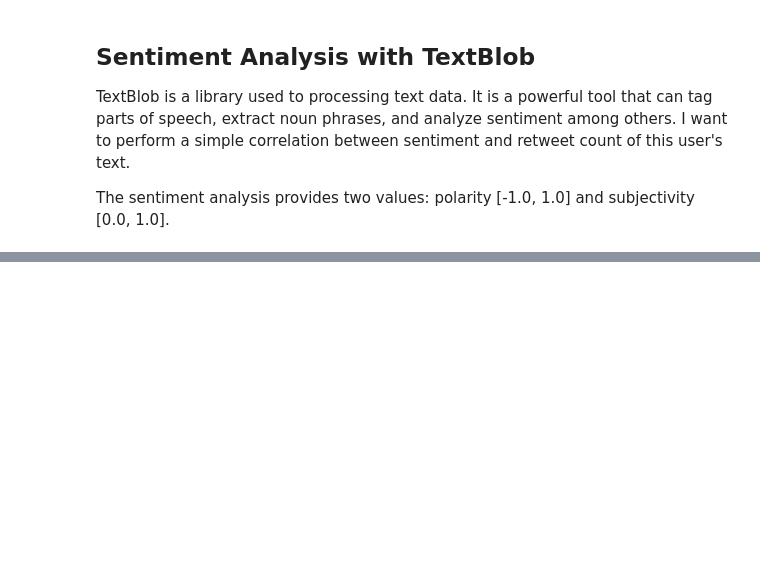
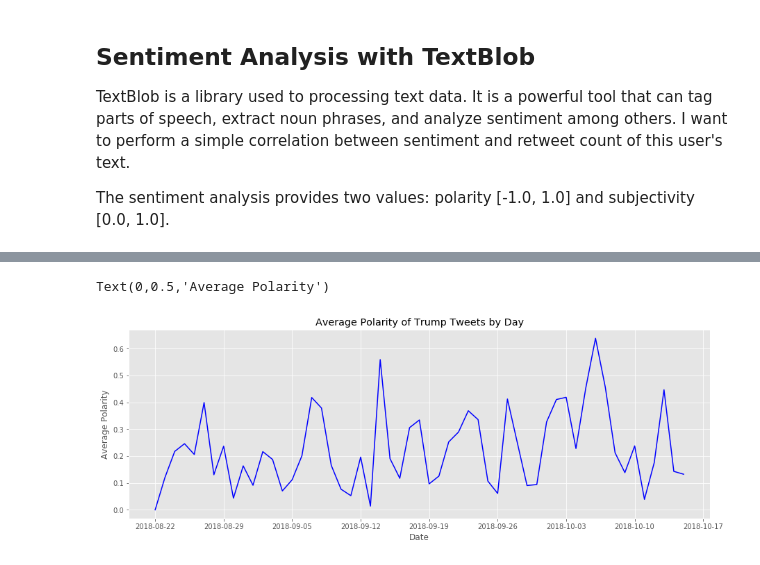
Before and after one commit to laurlai/twitter-analysis, a Jupyter notebook: Twitter API Playground-Scrubbed.ipynb, the cells around one changed output, grey strips where cells are left out. Drawn from its saved outputs; the diff is of its cells as text; code cells hidden in the pictures; blank space fills up the shorter version.

```diff
--- a/Twitter API Playground-Scrubbed.ipynb
+++ b/Twitter API Playground-Scrubbed.ipynb
@@ -84 +91,25 @@ trump_tweets.describe()
 | max | 1.000000 | 1.000000 |
+# %%
+'''
+Visualizing Polarity by Day
+TODO:
+    - Highlight max and min values
+    - Try to overlap average polarity with all polarity chart
+'''
+import datetime
+
+trump_tweets['date'] = trump_tweets['created_at'].dt.floor('d')
+
+polarity_df = trump_tweets[['date', 'polarity']]
+polarity_df = polarity_df.groupby(by=['date'], as_index=False).mean()
+
+plt.style.use('ggplot')
+
+fig, ax = plt.subplots(figsize=(15,5))
+ax.plot_date(x=polarity_df['date'], y=polarity_df['polarity'], fmt='b-')
+plt.title('Average Polarity of Trump Tweets by Day')
+plt.xlabel('Date')
+plt.ylabel('Average Polarity')
+# %% [output]
+Text(0,0.5,'Average Polarity')
+[figure, added]
```
Also changed, not shown: parts of 13 cells of this notebook.
